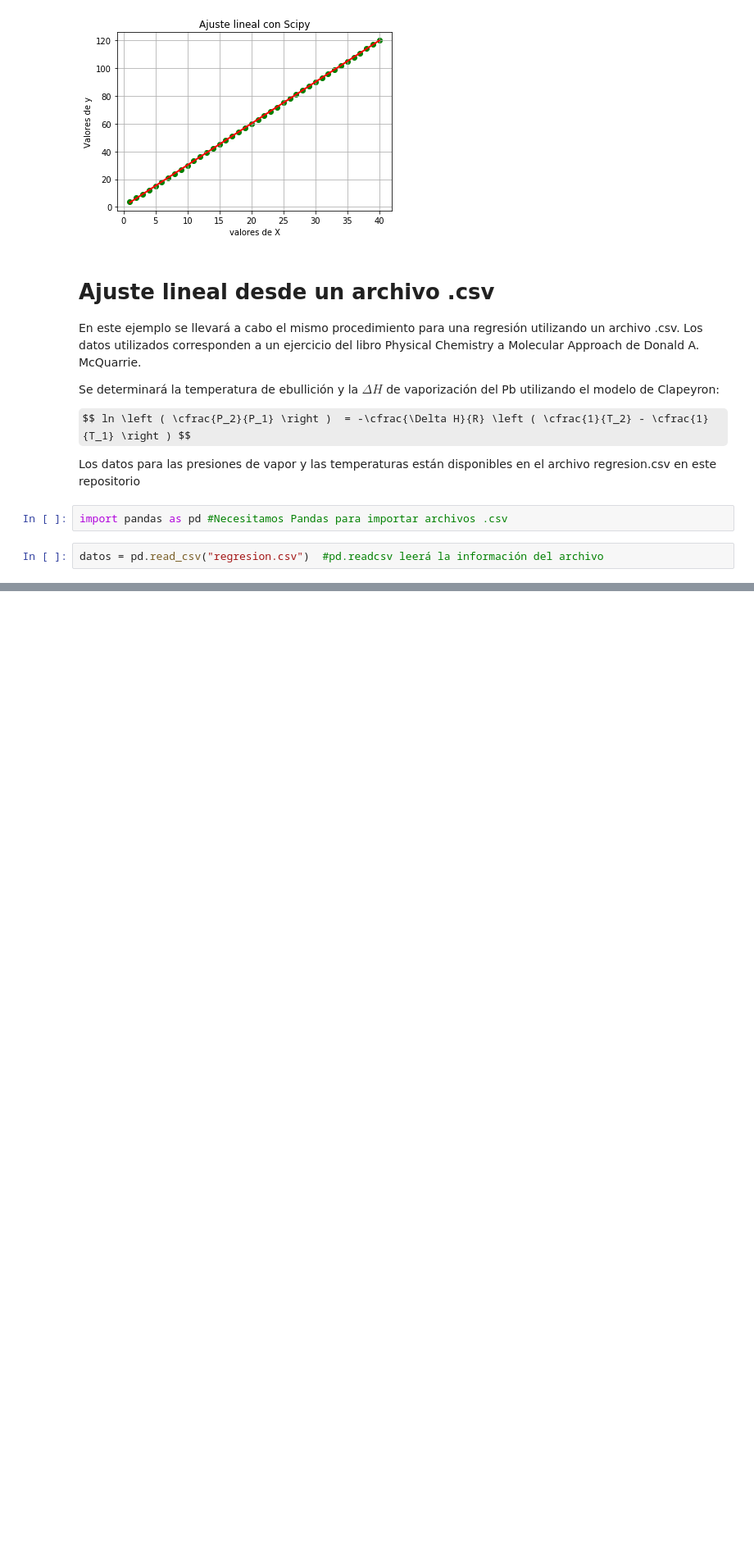
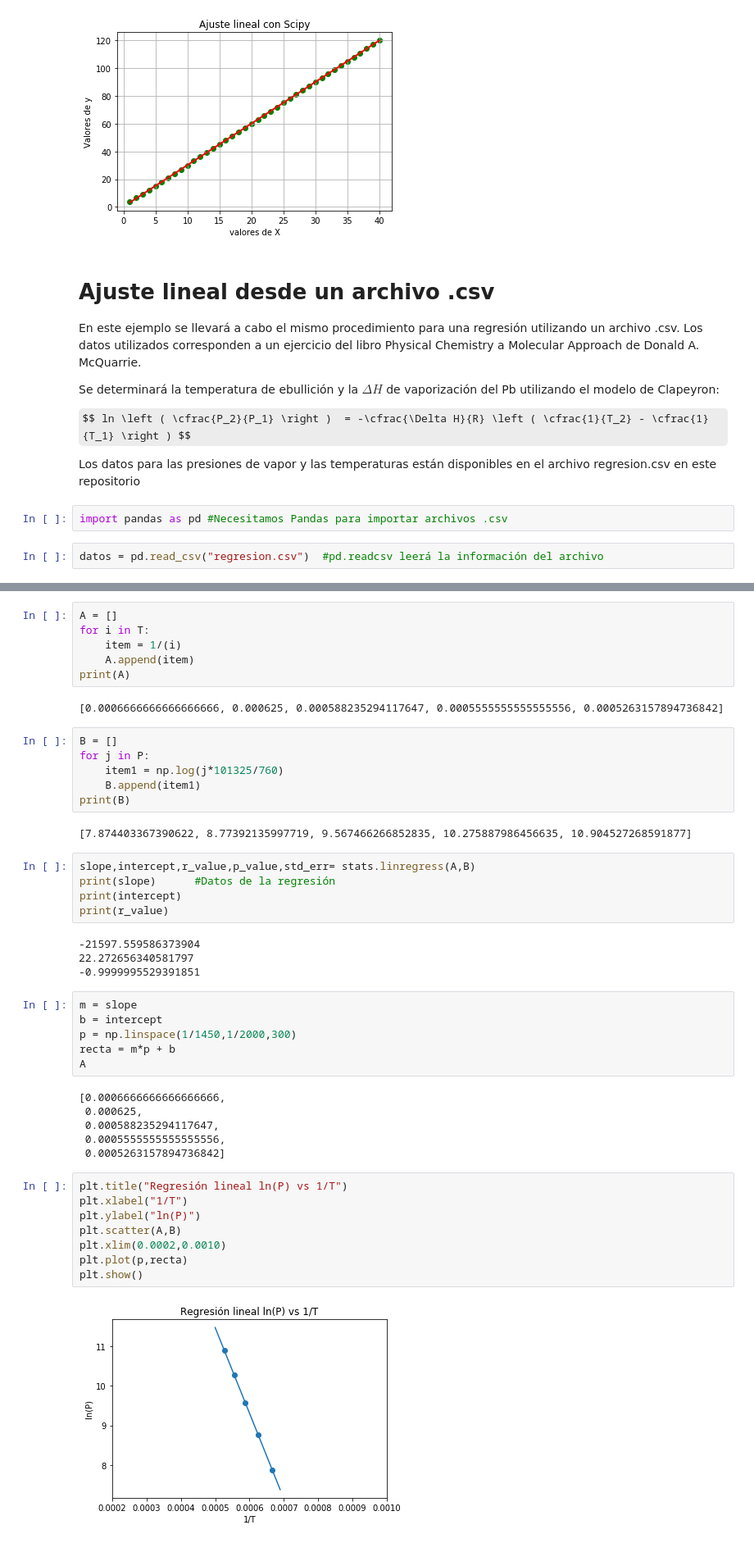
Before and after one commit to ajesusmc97/Python3_intro, a Jupyter notebook: Regresión_lineal_Python3 .ipynb, the cells around one changed output, grey strips where cells are left out. Shown at 82% size. Drawn from its saved outputs; the diff is of its cells as text; some formulas as TeX source; blank space fills up the shorter version.

Commit message:
regresion lineal

```diff
--- a/Regresión_lineal_Python3 .ipynb
+++ b/Regresión_lineal_Python3 .ipynb
@@ -126,0 +157,47 @@ ValueError: Usecols do not match columns, columns expected but not found: ['T (K
+# %%
+A = []
+for i in T:
+    item = 1/(i)
+    A.append(item)
+print(A)
+# %% [output]
+[0.0006666666666666666, 0.000625, 0.000588235294117647, 0.0005555555555555556, 0.0005263157894736842]
+# %%
+B = []
+for j in P:
+    item1 = np.log(j*101325/760)
+    B.append(item1)
+print(B)
+# %% [output]
+[7.874403367390622, 8.77392135997719, 9.567466266852835, 10.275887986456635, 10.904527268591877]
+# %%
+slope,intercept,r_value,p_value,std_err= stats.linregress(A,B)
+print(slope)      #Datos de la regresión
+print(intercept)
+print(r_value)
+# %% [output]
+-21597.559586373904
+22.272656340581797
+-0.9999995529391851
+# %%
+m = slope
+b = intercept
+p = np.linspace(1/1450,1/2000,300)
+recta = m*p + b
+A
+# %% [output]
+[0.0006666666666666666,
+ 0.000625,
+ 0.000588235294117647,
+ 0.0005555555555555556,
+ 0.0005263157894736842]
+# %%
+plt.title("Regresión lineal ln(P) vs 1/T")
+plt.xlabel("1/T")
+plt.ylabel("ln(P)")
+plt.scatter(A,B)
+plt.xlim(0.0002,0.0010)
+plt.plot(p,recta)
+plt.show()
+# %% [output]
+[figure, added]
```
Also changed, not shown: parts of 8 cells of this notebook, 1 other file.
